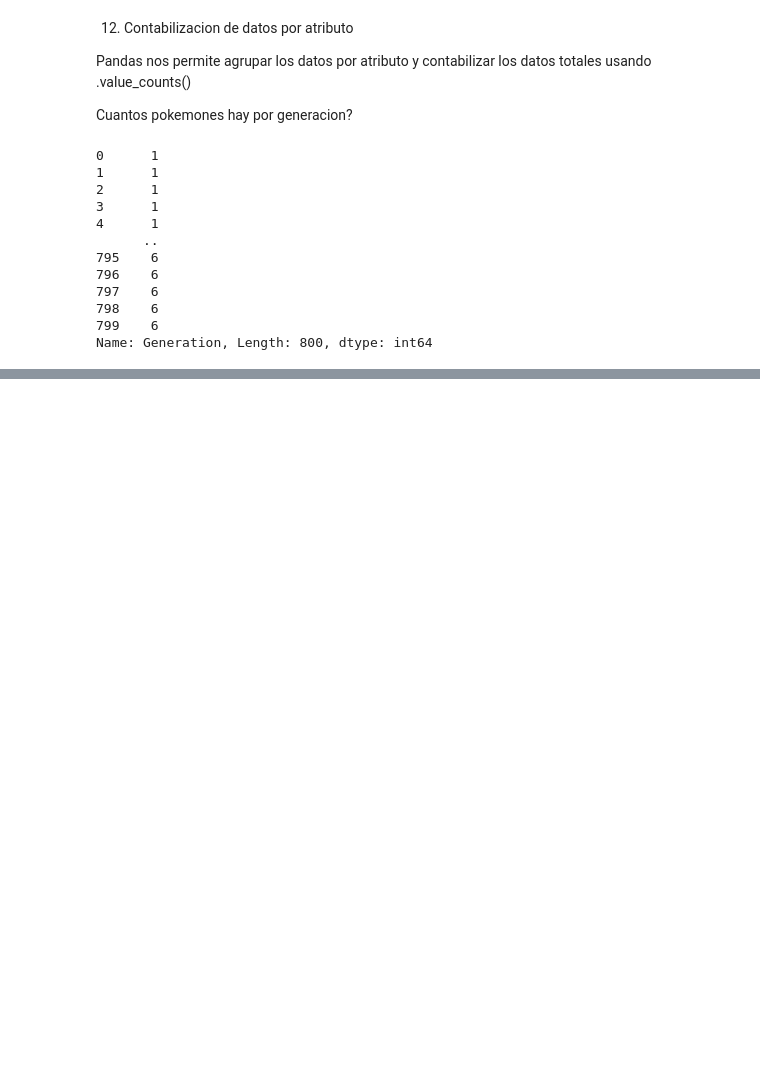
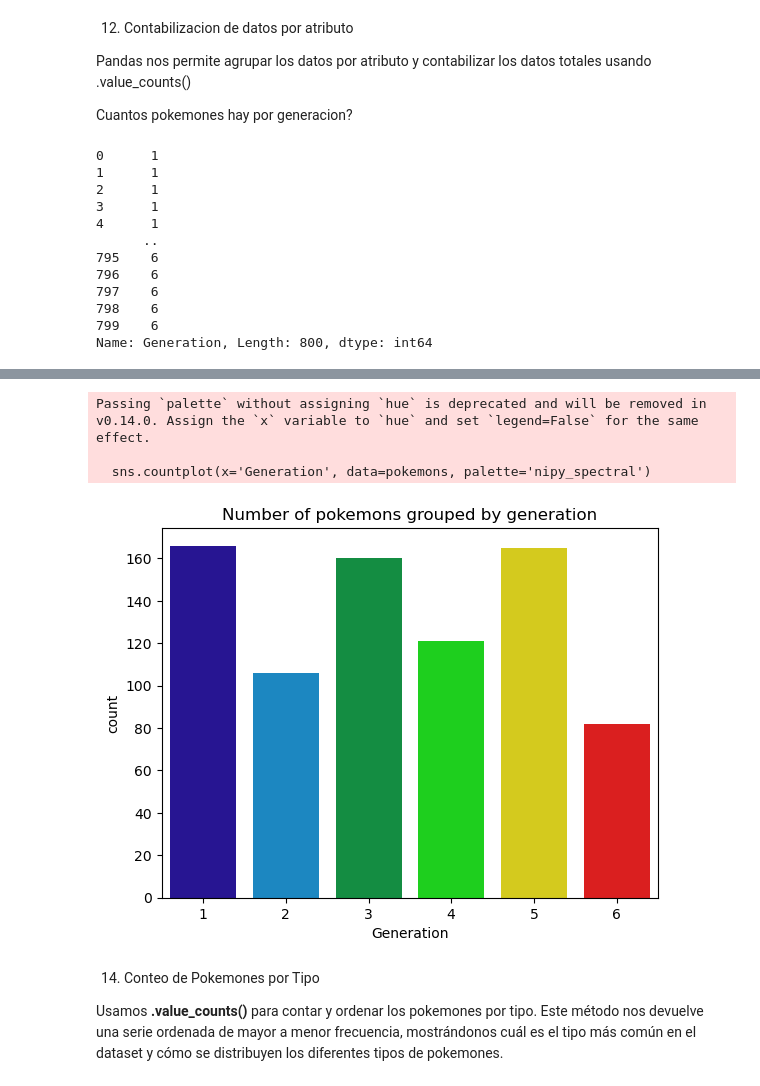
Before and after one commit to Danny88e/ECBD-9A-IDGS-Practicas_230040, a Jupyter notebook: Practica 3/AnalisisDatos.ipynb, the cells around one changed output, grey strips where cells are left out. Cells and saved outputs as stored; diff of their text form; code cells hidden in the pictures; blank space fills up the shorter version.

```diff
--- a/Practica 3/AnalisisDatos.ipynb
+++ b/Practica 3/AnalisisDatos.ipynb
@@ -290,0 +300,13 @@ Name: Generation, Length: 800, dtype: int64
+# %%
+sns.countplot(x='Generation', data=pokemons, palette='nipy_spectral')
+plt.title('Number of pokemons grouped by generation')
+plt.show()
+# %% [output]
+Passing `palette` without assigning `hue` is deprecated and will be removed in v0.14.0. Assign the `x` variable to `hue` and set `legend=False` for the same effect.
+
+  sns.countplot(x='Generation', data=pokemons, palette='nipy_spectral')
+[figure, added]
+# %% [markdown]
+14. Conteo de Pokemones por Tipo
+
+Usamos **.value_counts()** para contar y ordenar los pokemones por tipo. Este método nos devuelve una serie ordenada de mayor a menor frecuencia, mostrándonos cuál es el tipo más común en el dataset y cómo se distribuyen los diferentes tipos de pokemones.
```
Also changed, not shown: parts of 18 cells of this notebook.
